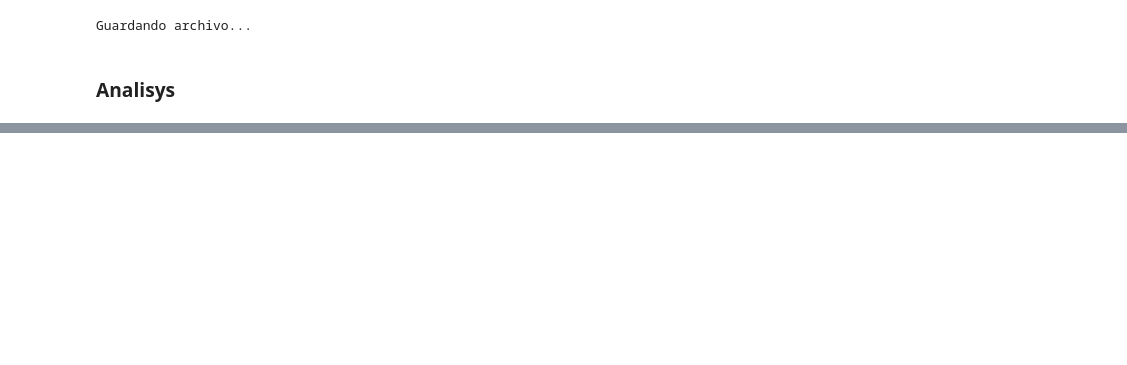
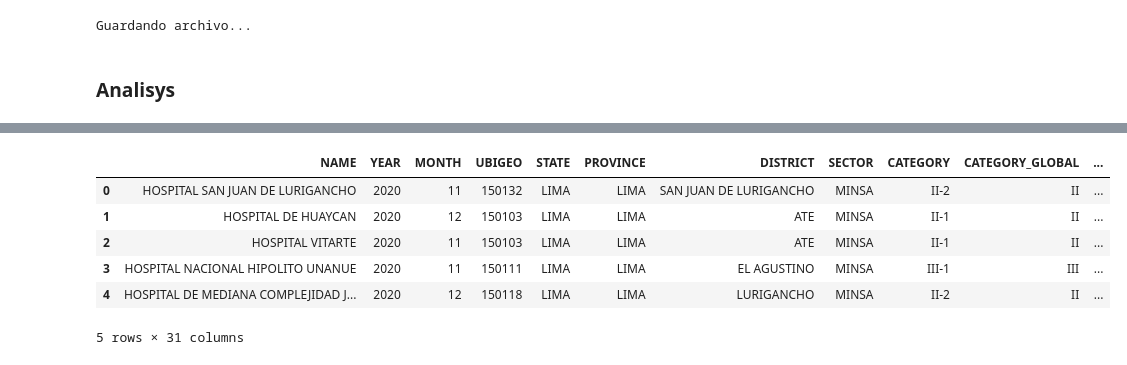
Before and after one commit to johnkbarrera/Hospitals_Demand, a Jupyter notebook: Joining_files_hospital_resources.ipynb, the cells around one changed output, grey strips where cells are left out. Cells and saved outputs as stored; diff of their text form; code cells hidden in the pictures; blank space fills up the shorter version.

```diff
--- a/Joining_files_hospital_resources.ipynb
+++ b/Joining_files_hospital_resources.ipynb
@@ -159,0 +151,7 @@ data.describe()
+# %%
+geo_temp = pd.read_csv('web_resources/geografico/RENIPRESS_2022_v4.csv', encoding='latin', dtype=types)
+geo_temp = geo_temp[['COD_IPRESS','NORTE','ESTE','INSTITUCION','DIRECCION']]
+geo_temp['SECTOR_GLOBAL'] = geo_temp['INSTITUCION'].apply(lambda x: x if x == 'PRIVADO' else 'PUBLICO')
+del geo_temp['INSTITUCION']
+geo_temp = geo_temp.rename(columns={"NORTE": 'LON', "ESTE":'LAT'})
+geo_temp.head()
@@ -160 +175,14 @@ data.describe()
+# %%
+all_data = data.merge(geo_temp, left_on='CO_IPRESS', right_on='COD_IPRESS', how='left')
+del all_data['CO_IPRESS']
+#all_data.to_csv('data/salud_resources.csv')
+all_data.head()
+# %% [output]
+|  | NAME | YEAR | MONTH | UBIGEO | STATE | PROVINCE | DISTRICT | SECTOR | CATEGORY | CATEGORY_GLOBAL | ... |
+| 0 | HOSPITAL SAN JUAN DE LURIGANCHO | 2020 | 11 | 150132 | LIMA | LIMA | SAN JUAN DE LURIGANCHO | MINSA | II-2 | II | ... |
+| 1 | HOSPITAL DE HUAYCAN | 2020 | 12 | 150103 | LIMA | LIMA | ATE | MINSA | II-1 | II | ... |
+| 2 | HOSPITAL VITARTE | 2020 | 11 | 150103 | LIMA | LIMA | ATE | MINSA | II-1 | II | ... |
+| 3 | HOSPITAL NACIONAL HIPOLITO UNANUE | 2020 | 11 | 150111 | LIMA | LIMA | EL AGUSTINO | MINSA | III-1 | III | ... |
+| 4 | HOSPITAL DE MEDIANA COMPLEJIDAD J... | 2020 | 12 | 150118 | LIMA | LIMA | LURIGANCHO | MINSA | II-2 | II | ... |
+5 rows × 31 columns
 # %%
```
Also changed, not shown: parts of 9 cells of this notebook, 3 other files.
